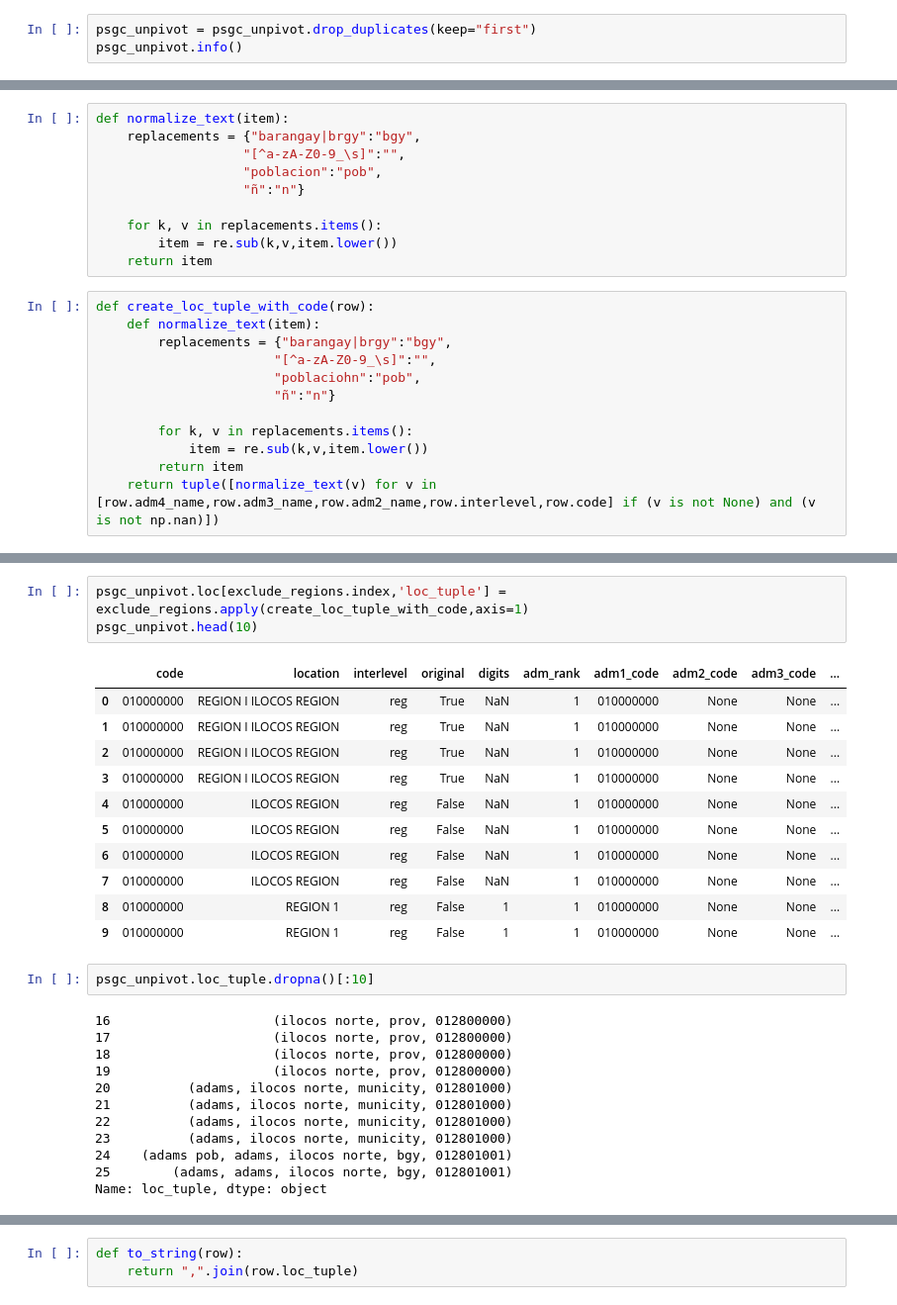
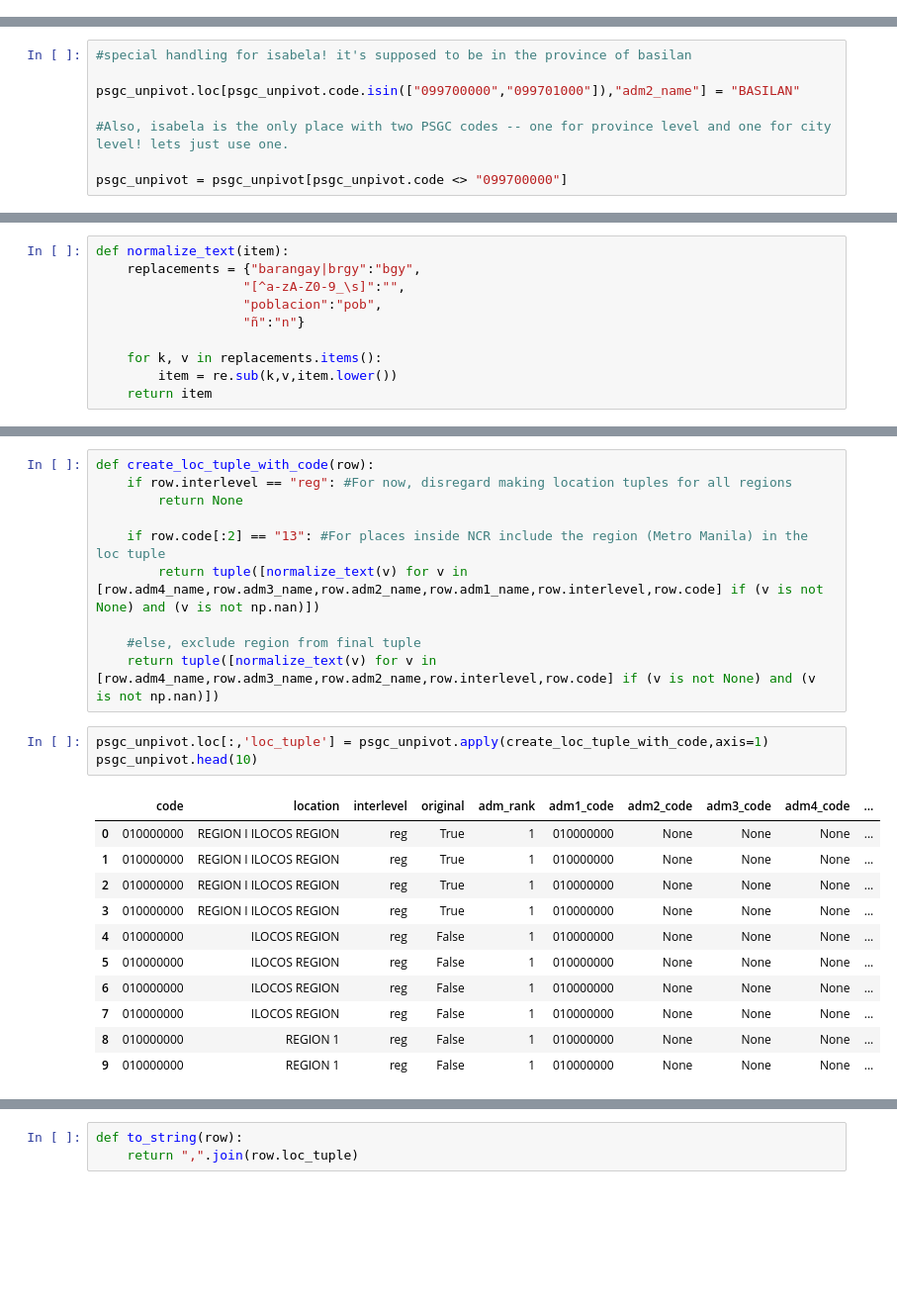
Before and after one commit to thinkingmachines/linksight-2018, a Jupyter notebook: data/Prepare PSGC Reference File.ipynb, the cells around one changed output, grey strips where cells are left out. Shown: that part at 99% size. Cells and saved outputs as stored; diff of their text form; blank space fills up the shorter version.

```diff
--- a/data/Prepare PSGC Reference File.ipynb
+++ b/data/Prepare PSGC Reference File.ipynb
@@ -296,3 +310,0 @@ memory usage: 53.2+ MB
-# %%
-psgc_unpivot = psgc_unpivot.drop_duplicates(keep="first")
-psgc_unpivot.info()
@@ -319,3 +311,11 @@ memory usage: 43.1+ MB
+# %%
+#special handling for isabela! it's supposed to be in the province of basilan
+
+psgc_unpivot.loc[psgc_unpivot.code.isin(["099700000","099701000"]),"adm2_name"] = "BASILAN"
+
+#Also, isabela is the only place with two PSGC codes -- one for province level and one for city level! lets just use one.
+
+psgc_unpivot = psgc_unpivot[psgc_unpivot.code <> "099700000"]
 # %% [markdown]
 Create a "location tuple" that concatenates all the location components names into a single tuple. We'll use this for fuzzy matching later.
 # %%
@@ -328,15 +328,3 @@ def normalize_text(item):
     for k, v in replacements.items():
         item = re.sub(k,v,item.lower())
     return item
-# %%
-def create_loc_tuple_with_code(row):
-    def normalize_text(item):
-        replacements = {"barangay|brgy":"bgy",
-                       "[^a-zA-Z0-9_\s]":"",
-                       "poblaciohn":"pob",
-                       "ñ":"n"}
-
-        for k, v in replacements.items():
-            item = re.sub(k,v,item.lower())
-        return item
-    return tuple([normalize_text(v) for v in [row.adm4_name,row.adm3_name,row.adm2_name,row.interlevel,row.code] if (v is not None) and (v is not np.nan)])
@@ -355,29 +353,25 @@ exclude_regions.head()
+# %%
+def create_loc_tuple_with_code(row):
+    if row.interlevel == "reg": #For now, disregard making location tuples for all regions
+        return None
+
+    if row.code[:2] == "13": #For places inside NCR include the region (Metro Manila) in the loc tuple
+        return tuple([normalize_text(v) for v in [row.adm4_name,row.adm3_name,row.adm2_name,row.adm1_name,row.interlevel,row.code] if (v is not None) and (v is not np.nan)])
+
+    #else, exclude region from final tuple
+    return tuple([normalize_text(v) for v in [row.adm4_name,row.adm3_name,row.adm2_name,row.interlevel,row.code] if (v is not None) and (v is not np.nan)])
 # %%
-psgc_unpivot.loc[exclude_regions.index,'loc_tuple'] = exclude_regions.apply(create_loc_tuple_with_code,axis=1)
+psgc_unpivot.loc[:,'loc_tuple'] = psgc_unpivot.apply(create_loc_tuple_with_code,axis=1)
 psgc_unpivot.head(10)
 # %% [output]
-|  | code | location | interlevel | original | digits | adm_rank | adm1_code | adm2_code | adm3_code | ... |
-| 0 | 010000000 | REGION I ILOCOS REGION | reg | True | NaN | 1 | 010000000 | None | None | ... |
-| 1 | 010000000 | REGION I ILOCOS REGION | reg | True | NaN | 1 | 010000000 | None | None | ... |
-| 2 | 010000000 | REGION I ILOCOS REGION | reg | True | NaN | 1 | 010000000 | None | None | ... |
-| 3 | 010000000 | REGION I ILOCOS REGION | reg | True | NaN | 1 | 010000000 | None | None | ... |
-| 4 | 010000000 | ILOCOS REGION | reg | False | NaN | 1 | 010000000 | None | None | ... |
-| 5 | 010000000 | ILOCOS REGION | reg | False | NaN | 1 | 010000000 | None | None | ... |
-| 6 | 010000000 | ILOCOS REGION | reg | False | NaN | 1 | 010000000 | None | None | ... |
-| 7 | 010000000 | ILOCOS REGION | reg | False | NaN | 1 | 010000000 | None | None | ... |
-| 8 | 010000000 | REGION 1 | reg | False | 1 | 1 | 010000000 | None | None | ... |
-| 9 | 010000000 | REGION 1 | reg | False | 1 | 1 | 010000000 | None | None | ... |
+|  | code | location | interlevel | original | adm_rank | adm1_code | adm2_code | adm3_code | adm4_code | ... |
+| 0 | 010000000 | REGION I ILOCOS REGION | reg | True | 1 | 010000000 | None | None | None | ... |
+| 1 | 010000000 | REGION I ILOCOS REGION | reg | True | 1 | 010000000 | None | None | None | ... |
+| 2 | 010000000 | REGION I ILOCOS REGION | reg | True | 1 | 010000000 | None | None | None | ... |
+| 3 | 010000000 | REGION I ILOCOS REGION | reg | True | 1 | 010000000 | None | None | None | ... |
+| 4 | 010000000 | ILOCOS REGION | reg | False | 1 | 010000000 | None | None | None | ... |
+| 5 | 010000000 | ILOCOS REGION | reg | False | 1 | 010000000 | None | None | None | ... |
+| 6 | 010000000 | ILOCOS REGION | reg | False | 1 | 010000000 | None | None | None | ... |
+| 7 | 010000000 | ILOCOS REGION | reg | False | 1 | 010000000 | None | None | None | ... |
+| 8 | 010000000 | REGION 1 | reg | False | 1 | 010000000 | None | None | None | ... |
+| 9 | 010000000 | REGION 1 | reg | False | 1 | 010000000 | None | None | None | ... |
-# %%
-psgc_unpivot.loc_tuple.dropna()[:10]
-# %% [output]
-16                     (ilocos norte, prov, 012800000)
-17                     (ilocos norte, prov, 012800000)
-18                     (ilocos norte, prov, 012800000)
-19                     (ilocos norte, prov, 012800000)
-20          (adams, ilocos norte, municity, 012801000)
-21          (adams, ilocos norte, municity, 012801000)
-22          (adams, ilocos norte, municity, 012801000)
-23          (adams, ilocos norte, municity, 012801000)
-24    (adams pob, adams, ilocos norte, bgy, 012801001)
-25        (adams, adams, ilocos norte, bgy, 012801001)
-Name: loc_tuple, dtype: object
```
Also changed, not shown: parts of 30 cells of this notebook, 2 other files.
